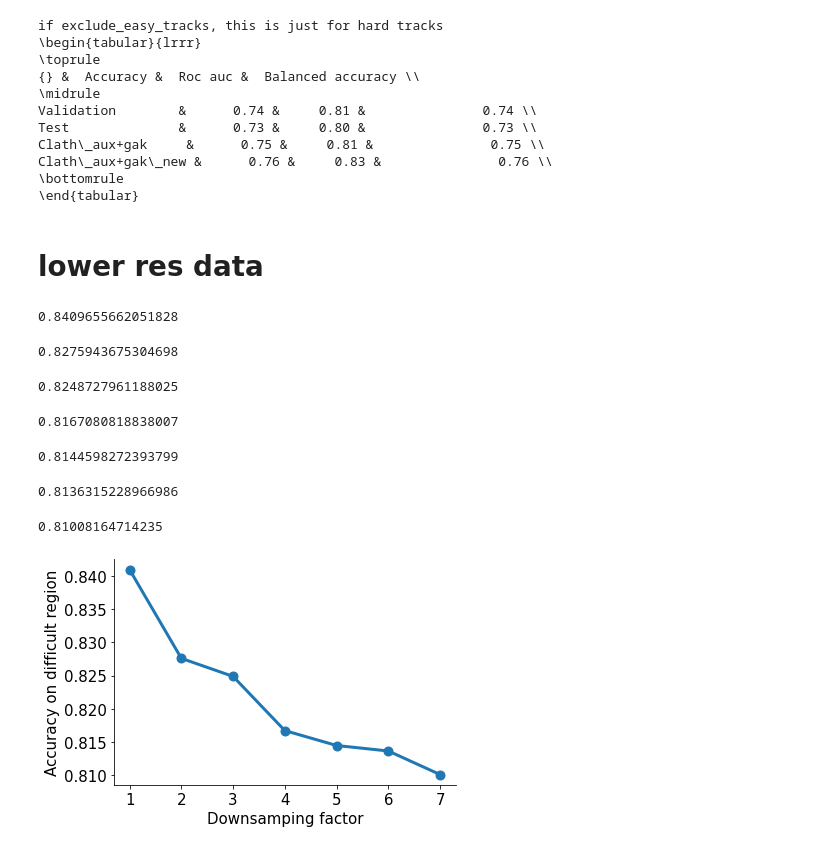
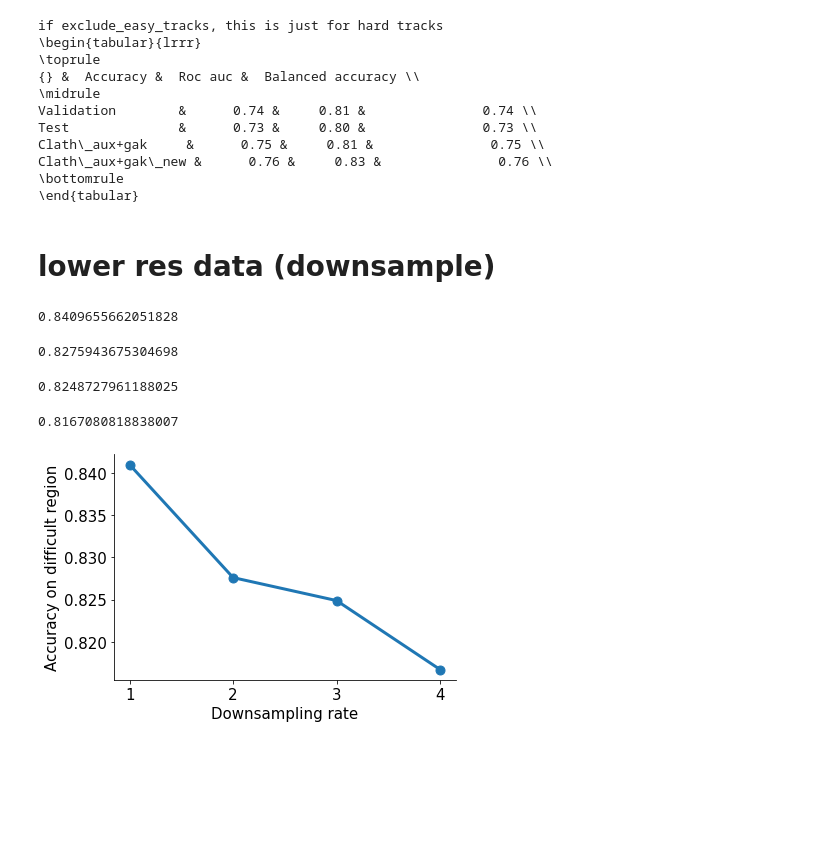
Before and after one commit to Yu-Group/molecular-partner-prediction, a Jupyter notebook: notebooks/02_data_summaries.ipynb, the cells around one changed output. Cells and saved outputs as stored; diff of their text form; code cells hidden in the pictures; blank space fills up the shorter version.

Commit message:
fix downsampling fig

```diff
--- a/notebooks/02_data_summaries.ipynb
+++ b/notebooks/02_data_summaries.ipynb
@@ -245,7 +242,7 @@ Clath\_aux+gak\_new &      0.76 &     0.83 &               0.76 \\
 \bottomrule
 \end{tabular}
 # %% [markdown]
-# lower res data
+# lower res data (downsample)
 # %%
 dsets = ['clath_aux_dynamin']
 splits = ['test']
@@ -255,7 +252,7 @@ df = dfs[list(dfs.keys())[0]]
 y = df['y_consec_thresh'].values
 # %%
 accs = []
-DOWNSAMPLE_list = range(1, 8)
+DOWNSAMPLE_list = range(1, 5)
 for DOWNSAMPLE in tqdm(DOWNSAMPLE_list):
 
     # downsample
@@ -267,6 +264,13 @@ for DOWNSAMPLE in tqdm(DOWNSAMPLE_list):
         n = arr.size
         return np.interp(x=np.linspace(0, n, num=len(x)), xp=np.arange(n), fp=arr)
     X_resampled = d['X'].apply(partial(resample_at_lower_freq, DOWNSAMPLE=DOWNSAMPLE))
+
+    # visualize
+    '''
+    plt.plot(d['X'].iloc[0])
+    plt.plot(X_resampled.iloc[0])
+    plt.show()
+    '''
 
     # normalize tracks
     d['X_same_length'] = [features.downsample(X_resampled.iloc[i], 40)
@@ -286,15 +290,13 @@ for DOWNSAMPLE in tqdm(DOWNSAMPLE_list):
 0.8275943675304698
 0.8248727961188025
 0.8167080818838007
-0.8144598272393799
-0.8136315228966986
-0.81008164714235
 # %%
 # plt.figure(dpi=300)
 plt.plot(DOWNSAMPLE_list, accs, '.-', lw=3, ms=18)
-plt.xlabel('Downsamping factor')
+plt.xticks(np.arange(1, len(accs) + 1))
+plt.xlabel('Downsampling rate')
 plt.ylabel('Accuracy on difficult region')
 viz.savefig('downsampling')
 plt.show()
 # %% [output]
-[figure, old version]
+[figure, new version]
```
Also changed, not shown: parts of 1 cell of this notebook, 5 other files.
